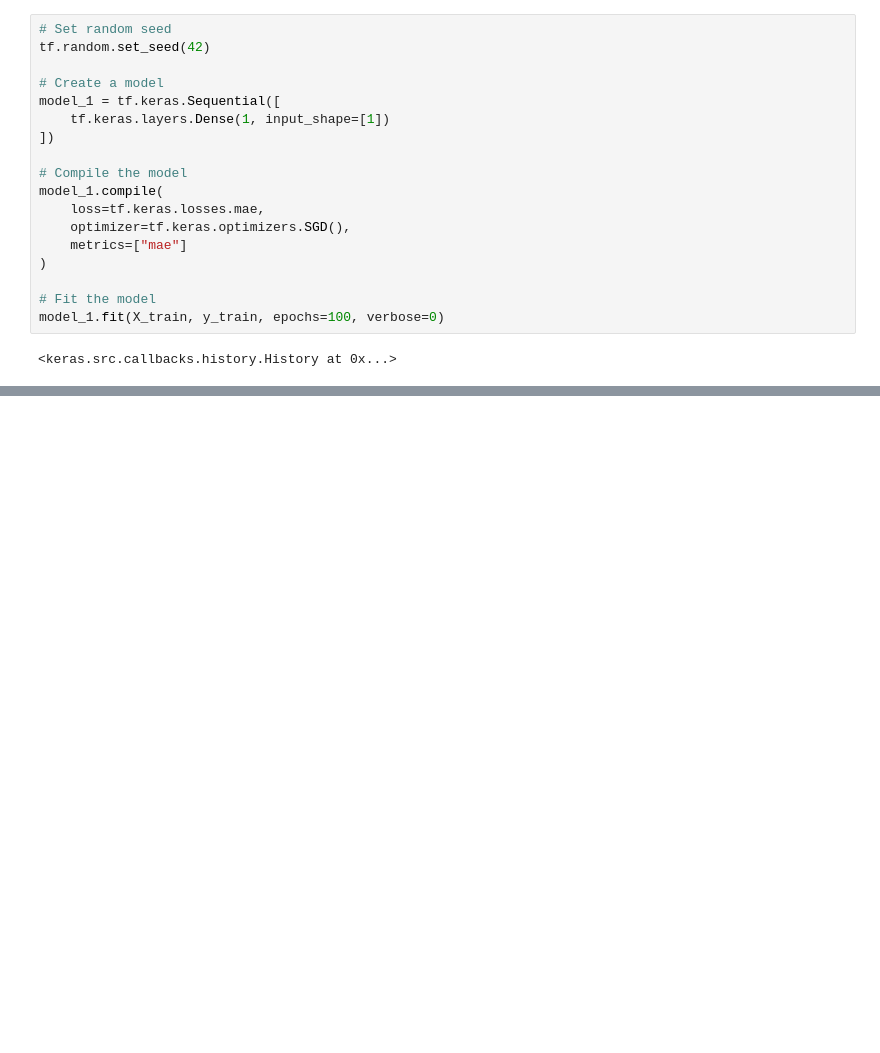
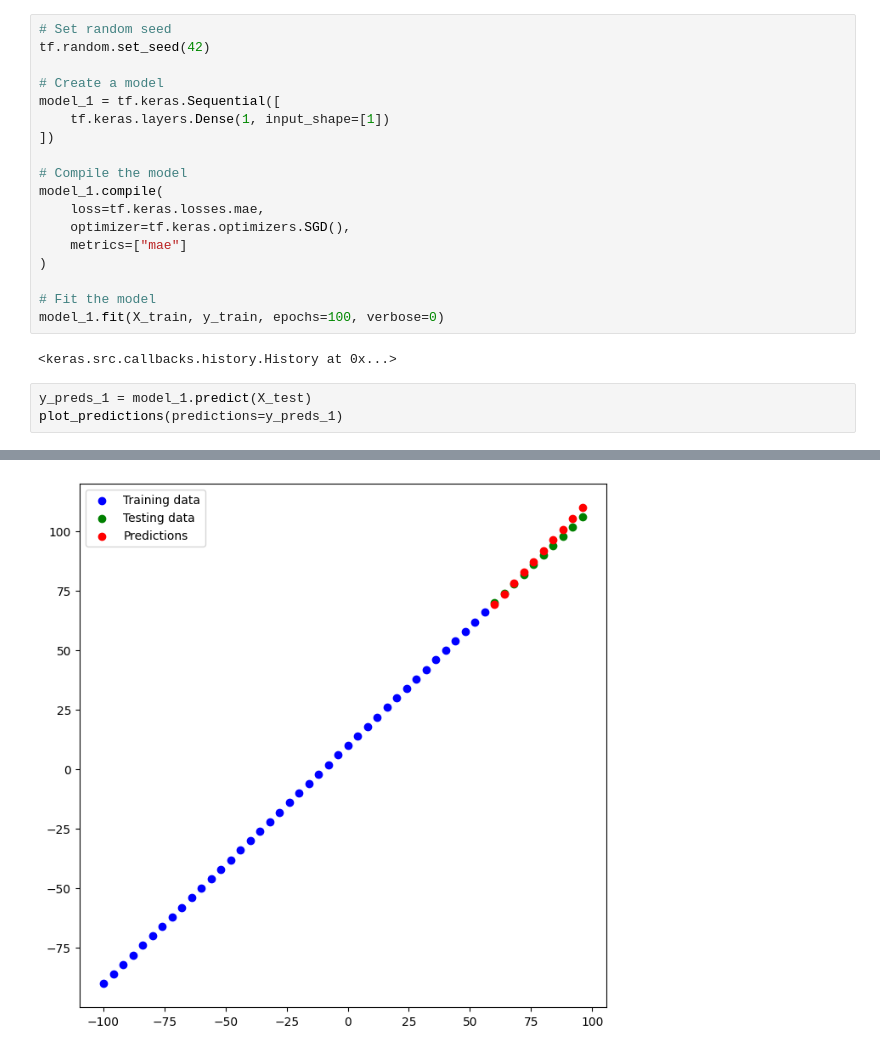
Before and after one commit to mehmetaliisik/TensorFlow, a Jupyter notebook: TensorFlow_Notes2.ipynb, the cells around one changed output, grey strips where cells are left out. Drawn from its saved outputs; the diff is of its cells as text; blank space fills up the shorter version.

Commit message:
Neural Network Regression defining and tests

```diff
--- a/TensorFlow_Notes2.ipynb
+++ b/TensorFlow_Notes2.ipynb
@@ -336,3 +337,7 @@ model_1.compile(
 model_1.fit(X_train, y_train, epochs=100, verbose=0)
 # %% [output]
 <keras.src.callbacks.history.History at 0x...>
+# %%
+y_preds_1 = model_1.predict(X_test)
+plot_predictions(predictions=y_preds_1)
+# %% [output]
@@ -338,0 +346 @@ model_1.fit(X_train, y_train, epochs=100, verbose=0)
+[figure, added]
```
Also changed, not shown: parts of 59 cells of this notebook.
